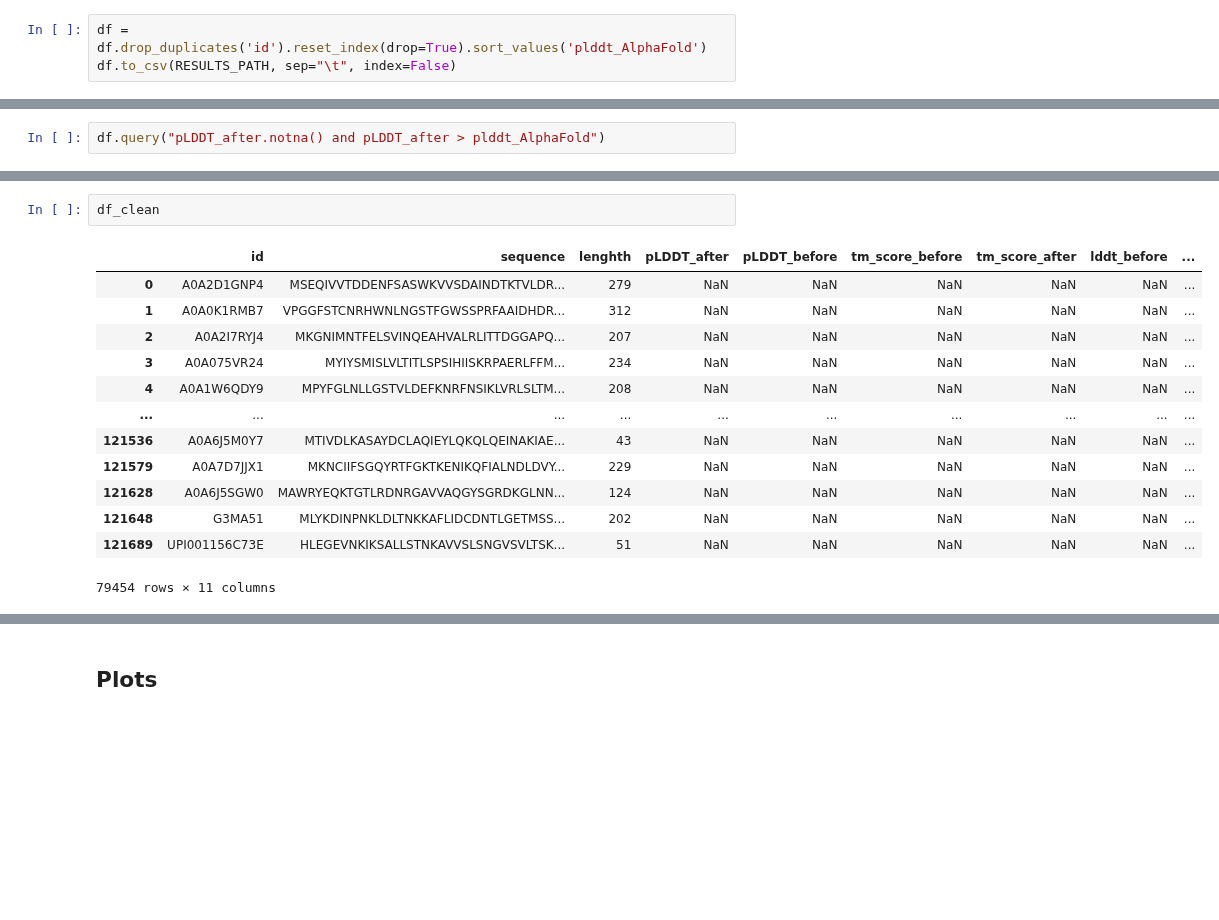
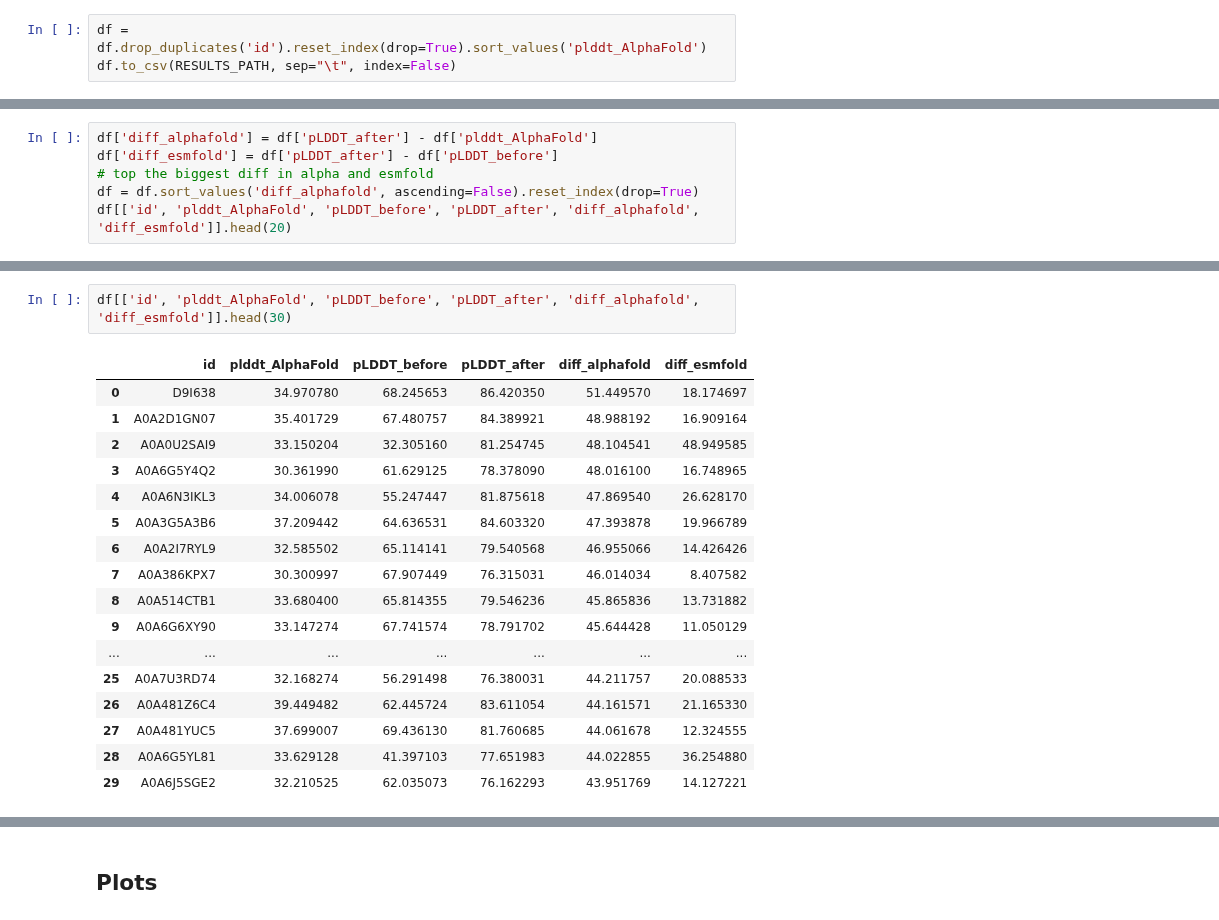
Before and after one commit to pimenol/ProteinTTT, a Jupyter notebook: notebooks/Bfvd_merge.ipynb, the cells around one changed output, grey strips where cells are left out. Drawn from its saved outputs; the diff is of its cells as text; blank space fills up the shorter version.

```diff
--- a/notebooks/Bfvd_merge.ipynb
+++ b/notebooks/Bfvd_merge.ipynb
@@ -84,3 +93,7 @@ df_clean.shape[0]
 # %%
-df.query("pLDDT_after.notna() and pLDDT_after > plddt_AlphaFold")
+df['diff_alphafold'] = df['pLDDT_after'] - df['plddt_AlphaFold']
+df['diff_esmfold'] = df['pLDDT_after'] - df['pLDDT_before']
+# top the biggest diff in alpha and esmfold
+df = df.sort_values('diff_alphafold', ascending=False).reset_index(drop=True)
+df[['id', 'plddt_AlphaFold', 'pLDDT_before', 'pLDDT_after', 'diff_alphafold', 'diff_esmfold']].head(20)
 # %% [output]
@@ -100,16 +117,20 @@ df.query("pLDDT_after.notna() and pLDDT_after > plddt_AlphaFold")
 # %%
-df_clean
+df[['id', 'plddt_AlphaFold', 'pLDDT_before', 'pLDDT_after', 'diff_alphafold', 'diff_esmfold']].head(30)
 # %% [output]
-|  | id | sequence | lenghth | pLDDT_after | pLDDT_before | tm_score_before | tm_score_after | lddt_before | ... |
-| 0 | A0A2D1GNP4 | MSEQIVVTDDENFSASWKVVSDAINDTKTVLDR... | 279 | NaN | NaN | NaN | NaN | NaN | ... |
-| 1 | A0A0K1RMB7 | VPGGFSTCNRHWNLNGSTFGWSSPRFAAIDHDR... | 312 | NaN | NaN | NaN | NaN | NaN | ... |
-| 2 | A0A2I7RYJ4 | MKGNIMNTFELSVINQEAHVALRLITTDGGAPQ... | 207 | NaN | NaN | NaN | NaN | NaN | ... |
-| 3 | A0A075VR24 | MYIYSMISLVLTITLSPSIHIISKRPAERLFFM... | 234 | NaN | NaN | NaN | NaN | NaN | ... |
-| 4 | A0A1W6QDY9 | MPYFGLNLLGSTVLDEFKNRFNSIKLVRLSLTM... | 208 | NaN | NaN | NaN | NaN | NaN | ... |
-| ... | ... | ... | ... | ... | ... | ... | ... | ... | ... |
-| 121536 | A0A6J5M0Y7 | MTIVDLKASAYDCLAQIEYLQKQLQEINAKIAE... | 43 | NaN | NaN | NaN | NaN | NaN | ... |
-| 121579 | A0A7D7JJX1 | MKNCIIFSGQYRTFGKTKENIKQFIALNDLDVY... | 229 | NaN | NaN | NaN | NaN | NaN | ... |
-| 121628 | A0A6J5SGW0 | MAWRYEQKTGTLRDNRGAVVAQGYSGRDKGLNN... | 124 | NaN | NaN | NaN | NaN | NaN | ... |
-| 121648 | G3MA51 | MLYKDINPNKLDLTNKKAFLIDCDNTLGETMSS... | 202 | NaN | NaN | NaN | NaN | NaN | ... |
-| 121689 | UPI001156C73E | HLEGEVNKIKSALLSTNKAVVSLSNGVSVLTSK... | 51 | NaN | NaN | NaN | NaN | NaN | ... |
+|  | id | plddt_AlphaFold | pLDDT_before | pLDDT_after | diff_alphafold | diff_esmfold |
+| 0 | D9I638 | 34.970780 | 68.245653 | 86.420350 | 51.449570 | 18.174697 |
+| 1 | A0A2D1GN07 | 35.401729 | 67.480757 | 84.389921 | 48.988192 | 16.909164 |
+| 2 | A0A0U2SAI9 | 33.150204 | 32.305160 | 81.254745 | 48.104541 | 48.949585 |
+| 3 | A0A6G5Y4Q2 | 30.361990 | 61.629125 | 78.378090 | 48.016100 | 16.748965 |
+| 4 | A0A6N3IKL3 | 34.006078 | 55.247447 | 81.875618 | 47.869540 | 26.628170 |
+| 5 | A0A3G5A3B6 | 37.209442 | 64.636531 | 84.603320 | 47.393878 | 19.966789 |
+| 6 | A0A2I7RYL9 | 32.585502 | 65.114141 | 79.540568 | 46.955066 | 14.426426 |
+| 7 | A0A386KPX7 | 30.300997 | 67.907449 | 76.315031 | 46.014034 | 8.407582 |
+| 8 | A0A514CTB1 | 33.680400 | 65.814355 | 79.546236 | 45.865836 | 13.731882 |
+| 9 | A0A6G6XY90 | 33.147274 | 67.741574 | 78.791702 | 45.644428 | 11.050129 |
+| ... | ... | ... | ... | ... | ... | ... |
+| 25 | A0A7U3RD74 | 32.168274 | 56.291498 | 76.380031 | 44.211757 | 20.088533 |
+| 26 | A0A481Z6C4 | 39.449482 | 62.445724 | 83.611054 | 44.161571 | 21.165330 |
+| 27 | A0A481YUC5 | 37.699007 | 69.436130 | 81.760685 | 44.061678 | 12.324555 |
+| 28 | A0A6G5YL81 | 33.629128 | 41.397103 | 77.651983 | 44.022855 | 36.254880 |
+| 29 | A0A6J5SGE2 | 32.210525 | 62.035073 | 76.162293 | 43.951769 | 14.127221 |
-79454 rows × 11 columns
```
Also changed, not shown: parts of 21 cells of this notebook.
